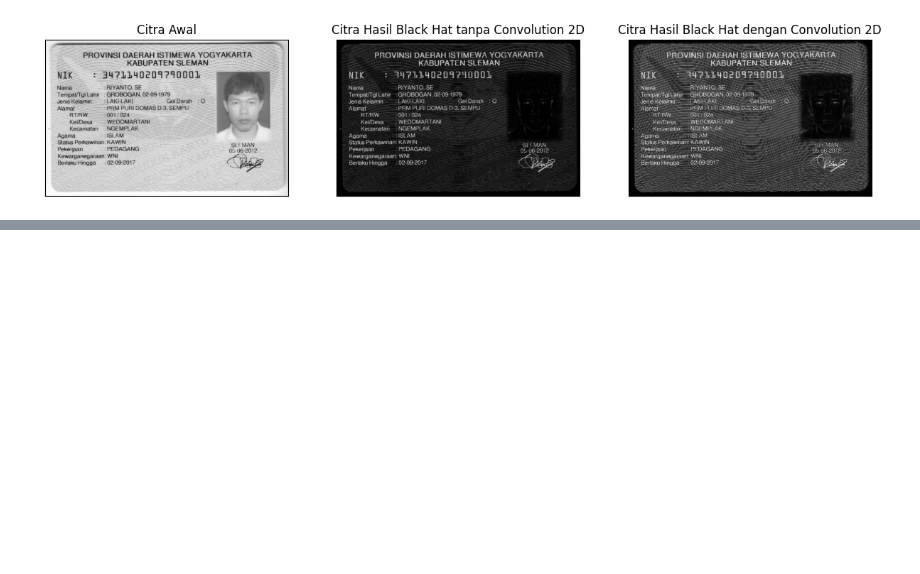
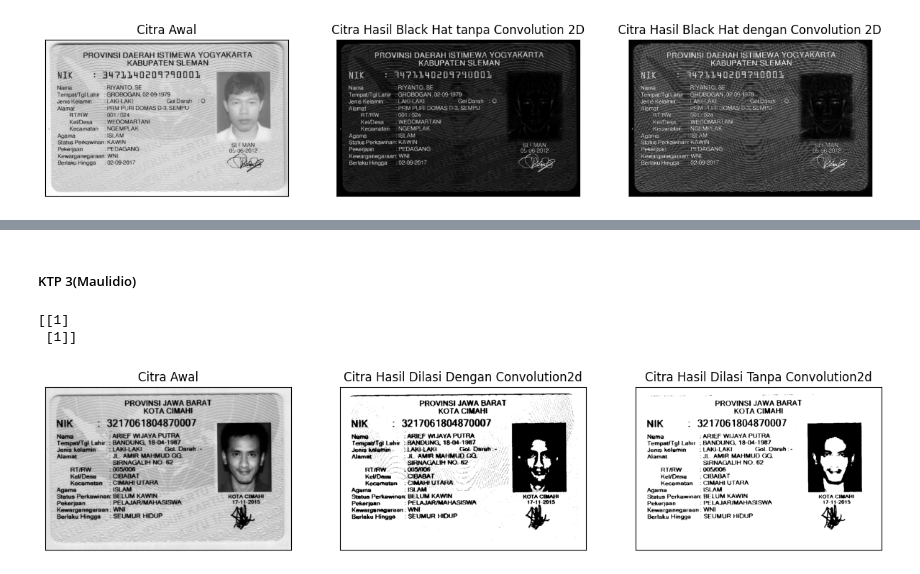
Before and after one commit to Yofandra/PCVK_Ganjil_2023, a Jupyter notebook: Week_9/Week_9.ipynb, the cells around one changed output, grey strips where cells are left out. Saved outputs shown, nothing was run; the diff lists cells and outputs as text; code cells hidden in the pictures; blank space fills up the shorter version.

```diff
--- a/Week_9/Week_9.ipynb
+++ b/Week_9/Week_9.ipynb
@@ -595,0 +676,39 @@ plt.show()
+# %% [markdown]
+##### KTP 3(Maulidio)
+# %%
+img = cv2.imread('/content/drive/MyDrive/PCVK_MM/Images/ktp/ktp2.png')
+
+kernel_lsed = np.array([[1, 0, -1],
+                          [2, 0, -3],
+                          [1, 0, -2]], dtype=np.float32)
+
+# cv2_imshow(ktp3)
+result = conv2d(img, kernel_lsed,1)
+brightness = Brightness(result, -35)
+
+input = cv.cvtColor(brightness, cv.COLOR_BGR2GRAY)
+
+ret, thresh = cv2.threshold(input, 127, 255, cv2.THRESH_BINARY)
+kernel = np.ones((2,1),np.uint16)
+dilasi = cv2.dilate(thresh,kernel,iterations = 1)
+
+
+input2 = cv.cvtColor(img, cv.COLOR_BGR2GRAY)
+
+ret2, thresh2 = cv2.threshold(input2, 127, 255, cv2.THRESH_BINARY)
+kernel2 = np.ones((2,1),np.uint16)
+dilasi2 = cv2.dilate(thresh2,kernel2,iterations = 1)
+
+print(kernel)
+plt.figure(figsize=(15,13))
+plt.subplot(131),plt.imshow(input, cmap='gray'),plt.title('Citra Awal')
+plt.xticks([]), plt.yticks([])
+plt.subplot(132),plt.imshow(dilasi, cmap='gray'),plt.title('Citra Hasil Dilasi Dengan Convolution2d')
+plt.xticks([]), plt.yticks([])
+plt.subplot(133),plt.imshow(dilasi2, cmap='gray'),plt.title('Citra Hasil Dilasi Tanpa Convolution2d')
+plt.xticks([]), plt.yticks([])
+plt.show()
+# %% [output]
+[[1]
+ [1]]
+[figure, added]
```
Also changed, not shown: parts of 10 cells of this notebook.
